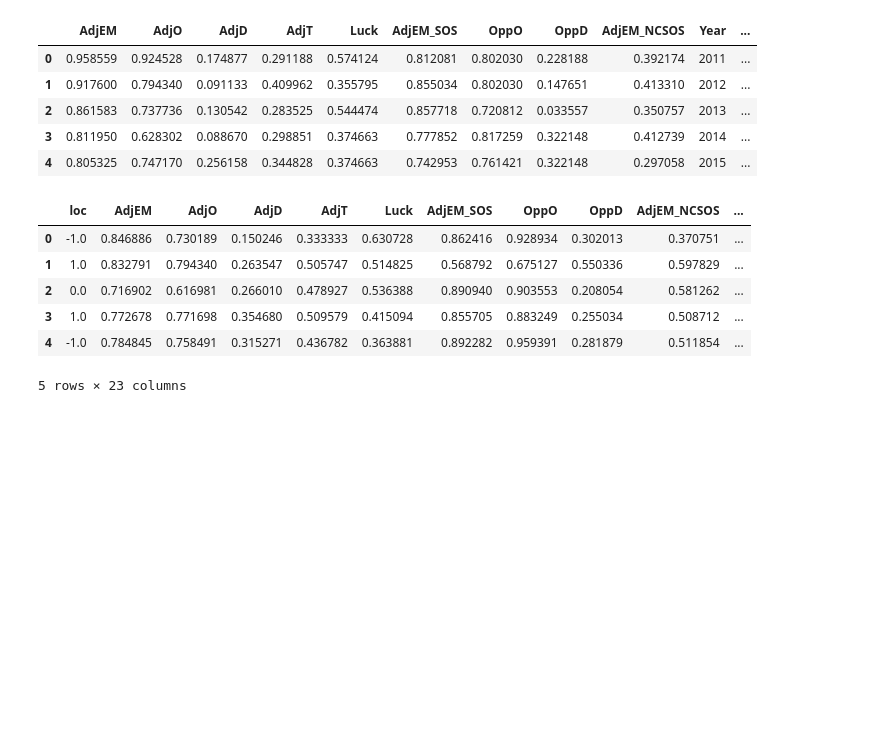
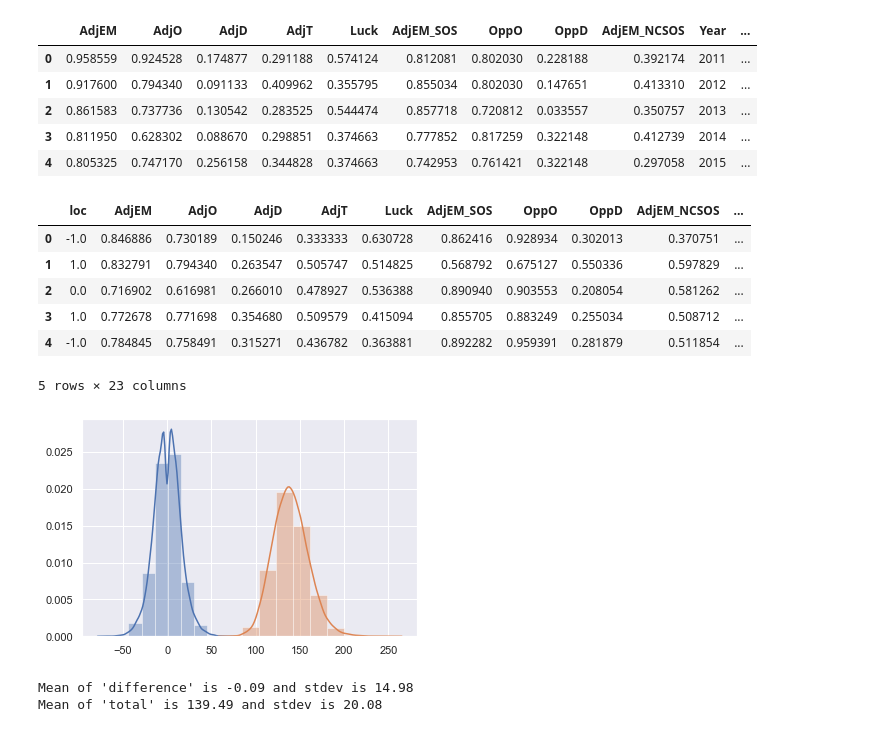
Before and after one commit to JadyLiu/notebooks, a Jupyter notebook: march-madness/my_bettings.ipynb, the cells around one changed output. Saved outputs shown, nothing was run; the diff lists cells and outputs as text; code cells hidden in the pictures; blank space fills up the shorter version.

```diff
--- a/march-madness/my_bettings.ipynb
+++ b/march-madness/my_bettings.ipynb
@@ -131,3 +131,33 @@ final_model_all.head()
 | 3 | 1.0 | 0.772678 | 0.771698 | 0.354680 | 0.509579 | 0.415094 | 0.855705 | 0.883249 | 0.255034 | 0.508712 | ... |
 | 4 | -1.0 | 0.784845 | 0.758491 | 0.315271 | 0.436782 | 0.363881 | 0.892282 | 0.959391 | 0.281879 | 0.511854 | ... |
 5 rows × 23 columns
+# %%
+import decimal
+
+def dist_plotter(df, x, y, bins = 15):
+    x_val = df[x].values
+    y_val = df[y].values
+
+    ## Generate distplot with seaborn
+
+    sns.set(color_codes=True)
+    sns.distplot(x_val, bins = bins)
+    sns.distplot(y_val, bins = bins)
+    plt.show()
+
+    ## Print out summary stats for data selected
+
+    meanx = round(np.mean(x_val), 2)
+    stdx = round(np.std(x_val), 2)
+    meany = round(np.mean(y_val), 2)
+    stdy = round(np.std(y_val), 2)
+    print('Mean of ' + repr(x) + ' is ' + repr(meanx) +' and stdev is ' + repr(stdx))
+    print('Mean of ' + repr(y) + ' is ' + repr(meany) +' and stdev is ' + repr(stdy))
+
+## Run Function
+
+dist_plotter(final_model_all, 'difference', 'total', 10)
+# %% [output]
+[figure, added]
+Mean of 'difference' is -0.09 and stdev is 14.98
+Mean of 'total' is 139.49 and stdev is 20.08
```
Also changed, not shown: parts of 7 cells of this notebook, 24 other files.
